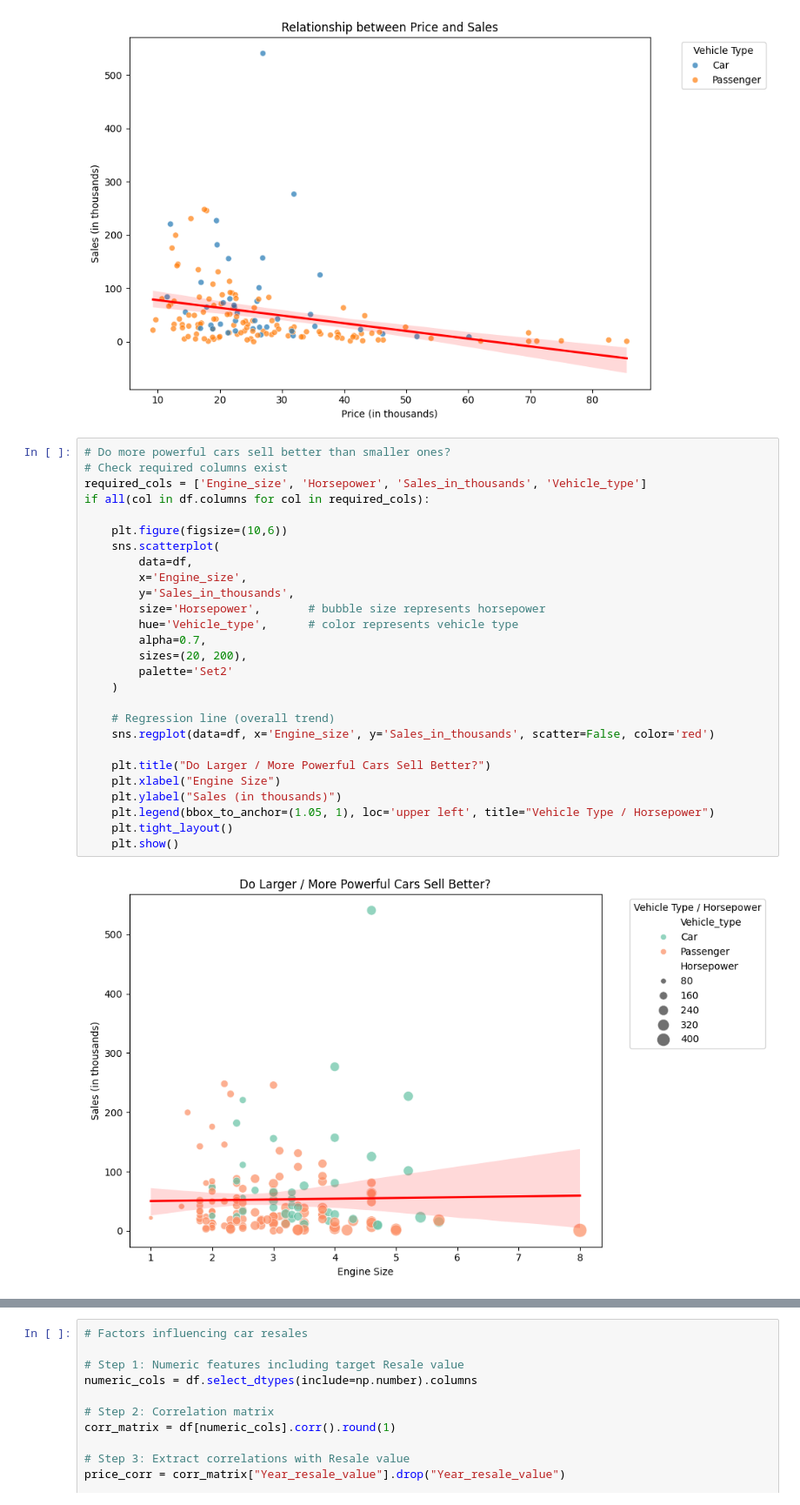
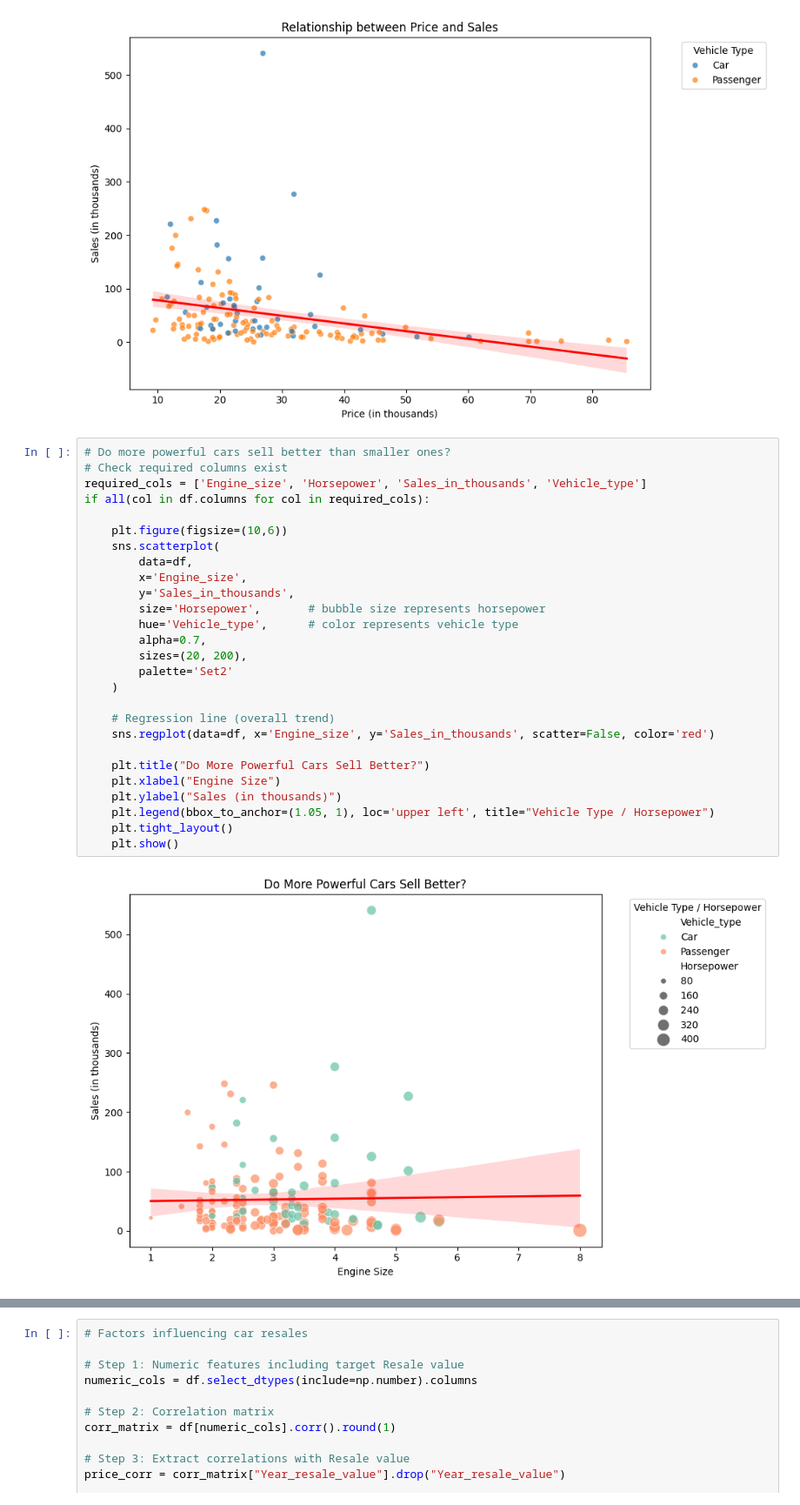
Before and after one commit to bencygv/Project, a Jupyter notebook: notebooks/01_exploration.ipynb, the cells around one changed output, grey strips where cells are left out. Shown at 87% size. Saved outputs shown, nothing was run; the diff lists cells and outputs as text.

```diff
--- a/notebooks/01_exploration.ipynb
+++ b/notebooks/01_exploration.ipynb
@@ -627,32 +628,32 @@ plt.show()
 # %%
 # Do more powerful cars sell better than smaller ones?
 # Check required columns exist
 required_cols = ['Engine_size', 'Horsepower', 'Sales_in_thousands', 'Vehicle_type']
 if all(col in df.columns for col in required_cols):
 
     plt.figure(figsize=(10,6))
     sns.scatterplot(
         data=df,
         x='Engine_size',
         y='Sales_in_thousands',
         size='Horsepower',       # bubble size represents horsepower
         hue='Vehicle_type',      # color represents vehicle type
         alpha=0.7,
         sizes=(20, 200),
         palette='Set2'
     )
 
     # Regression line (overall trend)
     sns.regplot(data=df, x='Engine_size', y='Sales_in_thousands', scatter=False, color='red')
 
-    plt.title("Do Larger / More Powerful Cars Sell Better?")
+    plt.title("Do More Powerful Cars Sell Better?")
     plt.xlabel("Engine Size")
     plt.ylabel("Sales (in thousands)")
     plt.legend(bbox_to_anchor=(1.05, 1), loc='upper left', title="Vehicle Type / Horsepower")
     plt.tight_layout()
     plt.show()
 # %% [output]
-[figure, old version]
+[figure, new version]
 # %%
 # Resales Analysis (Categorical Features)
 # Does Manufacturer significantly influence Resales
```
Also changed, not shown: parts of 10 cells of this notebook.
